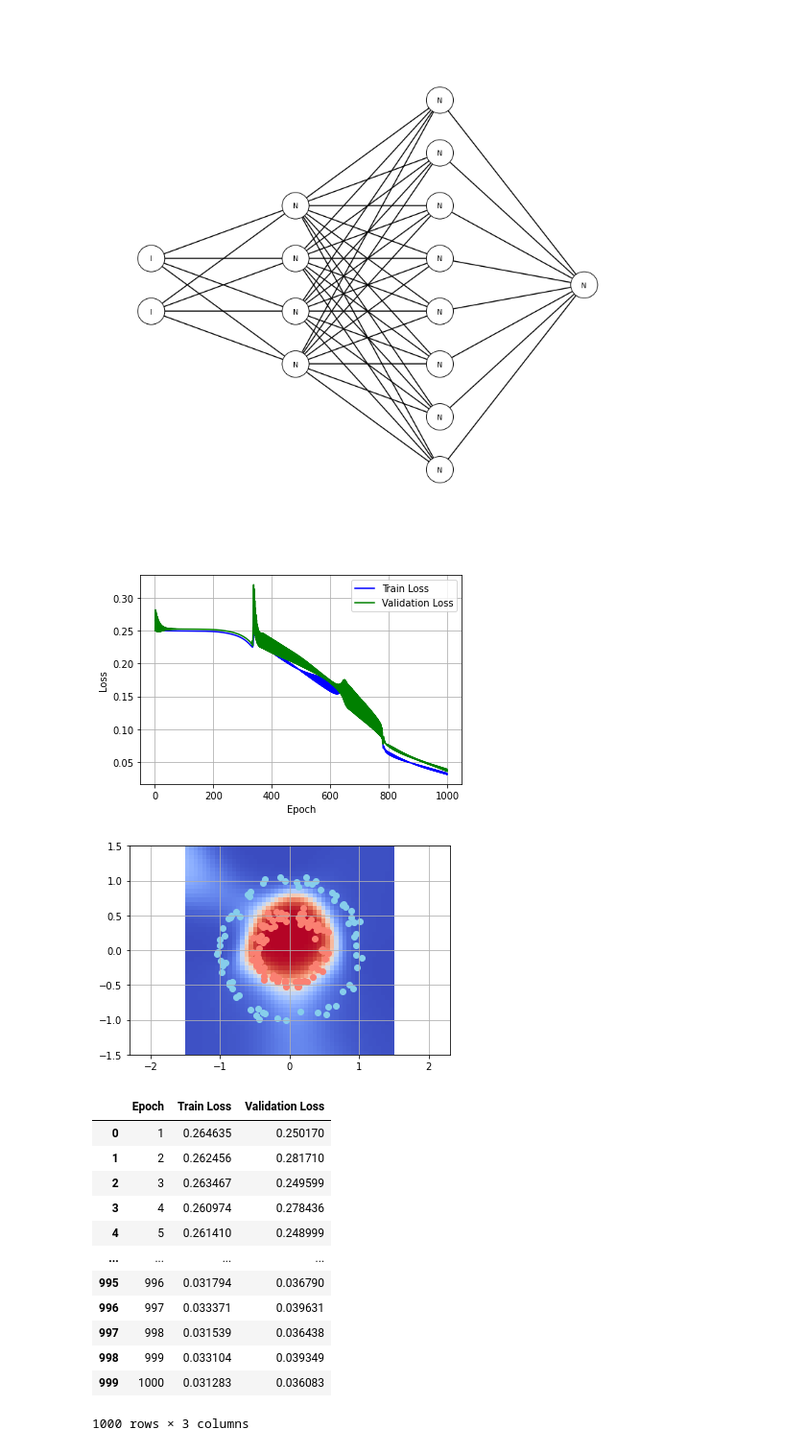
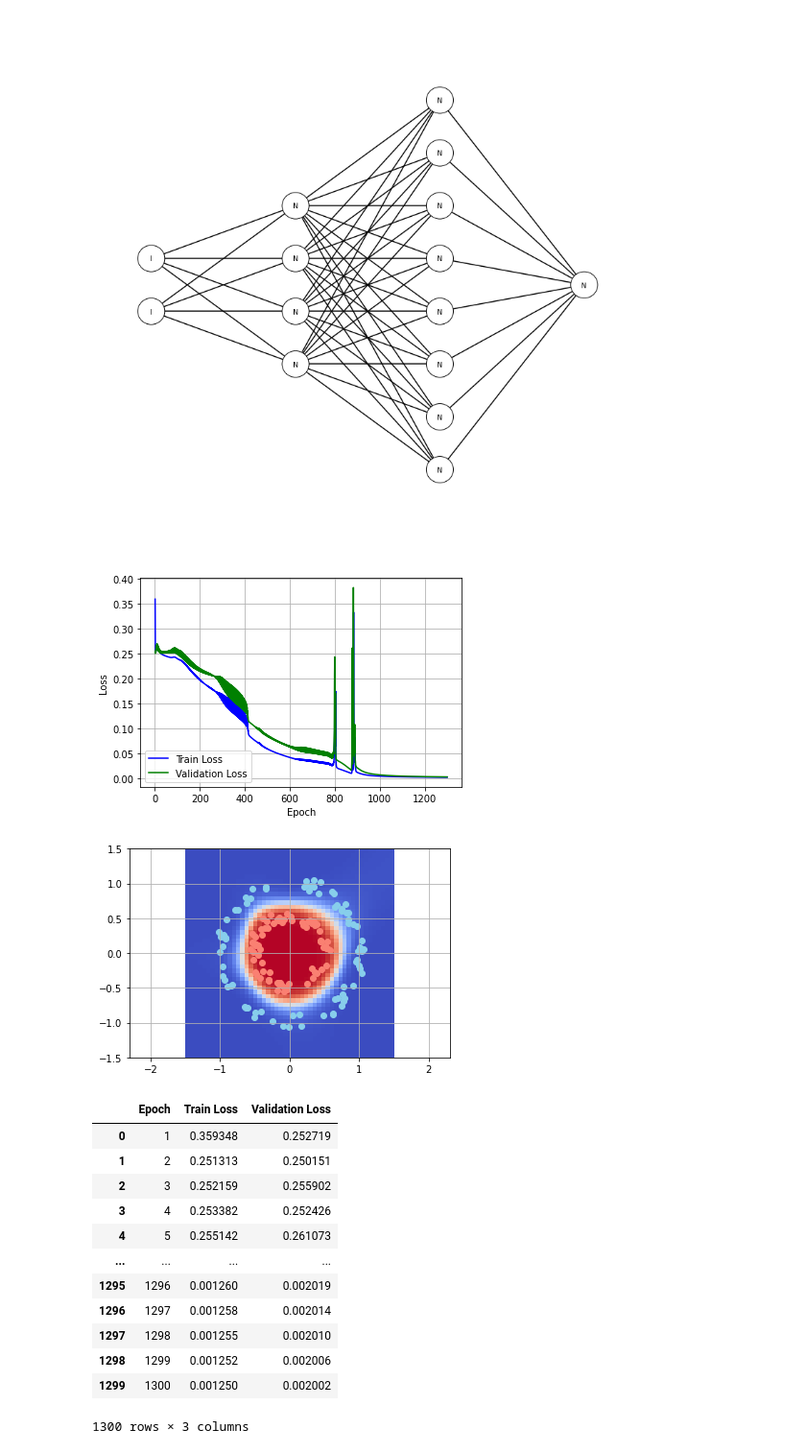
Before and after one commit to adrianmarino/neural-network-from-scratch, a Jupyter notebook: Neural_network_from_scratch.ipynb, the cells around one changed output. Shown: that part at 96% size. Saved outputs shown, nothing was run; the diff lists cells and outputs as text; code cells hidden in the pictures.

```diff
--- a/Neural_network_from_scratch.ipynb
+++ b/Neural_network_from_scratch.ipynb
@@ -327,9 +327,8 @@ class PlotLerningCallback(TrainCallback):
 ## 7. Neural Network
 # %%
 class Network:
-    def __init__(self, layers, debug=False):
+    def __init__(self, layers):
         self.layers = layers
-        self.debug = debug
 
     @staticmethod
     def builder(): return NetworkBuilder()
@@ -364,11 +363,6 @@ class Network:
         return errors
 
     def __gradient_desent_optimization(self, outputs, errors, lr):
-        if self.debug:
-            [print(f'OUTPUT ACT: [{i}]{o.activation.shape}') for i, o in enumerate(outputs)]
-            [print(f'ERROR: [{i}]{e.shape}') for i, e in enumerate(errors)]
-            [print(f'LAYER W: [{i}]{l.W.shape}') for i, l in enumerate(self.layers)]
-
         for layer_index in reversed(range(0, len(self.layers))):
             layer = self.layers[layer_index]
             layer_error = errors[layer_index]
@@ -426,33 +420,33 @@ network.plot()
 # %%
 X_train, X_val, Y_train, Y_val = dataset.train_test(0.3)
 
 summary = network.train(
     train_set=(X_train, Y_train),
     validation_set=(X_val, Y_val),
     lr=0.05,
-    epochs=1_000,
+    epochs=1_300,
     loss_fn=MSEFunction(),
     callbacks=[
         TrainSummaryCallback(),
         PlotLossesCallback(),
         PlotLerningCallback()
     ]
 )
 
 summary.show()
 # %% [output]
-[figure, old version]
+[figure, new version]
-[figure, old version]
+[figure, new version]
 |  | Epoch | Train Loss | Validation Loss |
-| 0 | 1 | 0.264635 | 0.250170 |
-| 1 | 2 | 0.262456 | 0.281710 |
-| 2 | 3 | 0.263467 | 0.249599 |
-| 3 | 4 | 0.260974 | 0.278436 |
-| 4 | 5 | 0.261410 | 0.248999 |
+| 0 | 1 | 0.359348 | 0.252719 |
+| 1 | 2 | 0.251313 | 0.250151 |
+| 2 | 3 | 0.252159 | 0.255902 |
+| 3 | 4 | 0.253382 | 0.252426 |
+| 4 | 5 | 0.255142 | 0.261073 |
 | ... | ... | ... | ... |
-| 995 | 996 | 0.031794 | 0.036790 |
-| 996 | 997 | 0.033371 | 0.039631 |
-| 997 | 998 | 0.031539 | 0.036438 |
-| 998 | 999 | 0.033104 | 0.039349 |
-| 999 | 1000 | 0.031283 | 0.036083 |
+| 1295 | 1296 | 0.001260 | 0.002019 |
+| 1296 | 1297 | 0.001258 | 0.002014 |
+| 1297 | 1298 | 0.001255 | 0.002010 |
+| 1298 | 1299 | 0.001252 | 0.002006 |
+| 1299 | 1300 | 0.001250 | 0.002002 |
-1000 rows × 3 columns
+1300 rows × 3 columns
```
Also changed, not shown: parts of 1 cell of this notebook.
